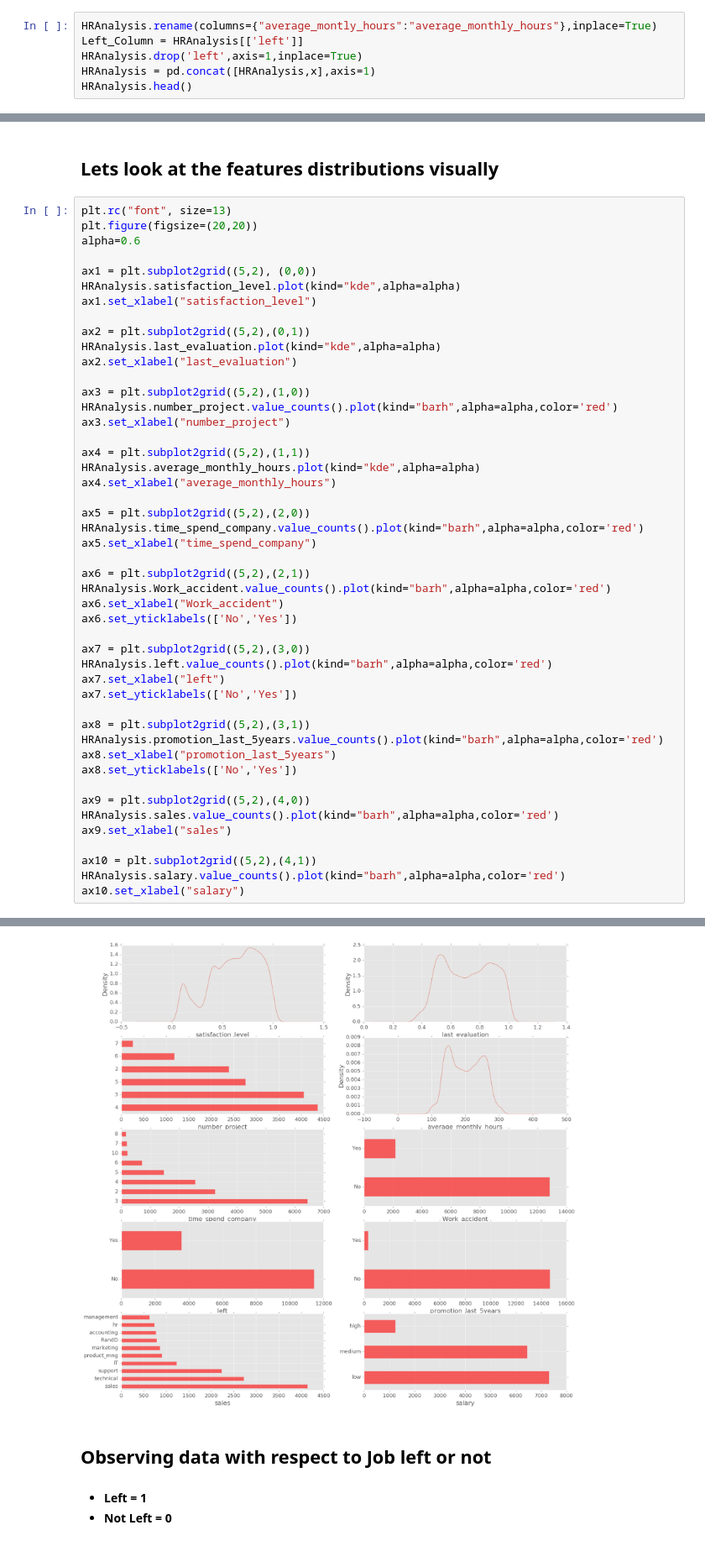
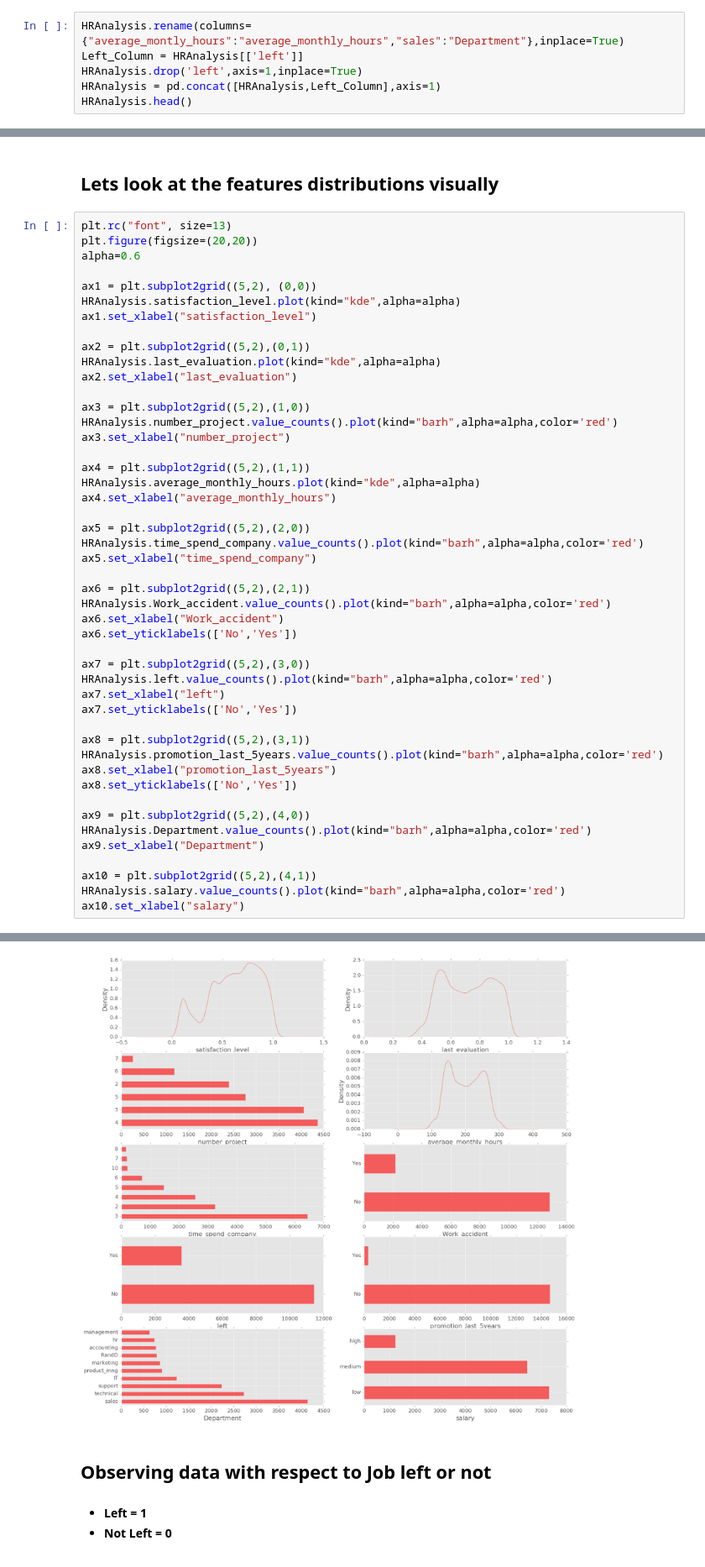
Before and after one commit to AvnishSrivastava/Human-Resource-Analytics, a Jupyter notebook: HR Analysis.ipynb, the cells around one changed output, grey strips where cells are left out. Shown at 84% size. Drawn from its saved outputs; the diff is of its cells as text.

```diff
--- a/HR Analysis.ipynb
+++ b/HR Analysis.ipynb
@@ -45,10 +45,10 @@ sales                    0
 salary                   0
 dtype: int64
 # %%
-HRAnalysis.rename(columns={"average_montly_hours":"average_monthly_hours"},inplace=True)
+HRAnalysis.rename(columns={"average_montly_hours":"average_monthly_hours","sales":"Department"},inplace=True)
 Left_Column = HRAnalysis[['left']]
 HRAnalysis.drop('left',axis=1,inplace=True)
-HRAnalysis = pd.concat([HRAnalysis,x],axis=1)
+HRAnalysis = pd.concat([HRAnalysis,Left_Column],axis=1)
 HRAnalysis.head()
 # %% [output]
 |  | satisfaction_level | last_evaluation | number_project | average_monthly_hours | time_spend_company | ... |
@@ -79,36 +81,36 @@ ax3.set_xlabel("number_project")
 ax4 = plt.subplot2grid((5,2),(1,1))
 HRAnalysis.average_monthly_hours.plot(kind="kde",alpha=alpha)
 ax4.set_xlabel("average_monthly_hours")
 
 ax5 = plt.subplot2grid((5,2),(2,0))
 HRAnalysis.time_spend_company.value_counts().plot(kind="barh",alpha=alpha,color='red')
 ax5.set_xlabel("time_spend_company")
 
 ax6 = plt.subplot2grid((5,2),(2,1))
 HRAnalysis.Work_accident.value_counts().plot(kind="barh",alpha=alpha,color='red')
 ax6.set_xlabel("Work_accident")
 ax6.set_yticklabels(['No','Yes'])
 
 ax7 = plt.subplot2grid((5,2),(3,0))
 HRAnalysis.left.value_counts().plot(kind="barh",alpha=alpha,color='red')
 ax7.set_xlabel("left")
 ax7.set_yticklabels(['No','Yes'])
 
 ax8 = plt.subplot2grid((5,2),(3,1))
 HRAnalysis.promotion_last_5years.value_counts().plot(kind="barh",alpha=alpha,color='red')
 ax8.set_xlabel("promotion_last_5years")
 ax8.set_yticklabels(['No','Yes'])
 
 ax9 = plt.subplot2grid((5,2),(4,0))
-HRAnalysis.sales.value_counts().plot(kind="barh",alpha=alpha,color='red')
-ax9.set_xlabel("sales")
+HRAnalysis.Department.value_counts().plot(kind="barh",alpha=alpha,color='red')
+ax9.set_xlabel("Department")
 
 ax10 = plt.subplot2grid((5,2),(4,1))
 HRAnalysis.salary.value_counts().plot(kind="barh",alpha=alpha,color='red')
 ax10.set_xlabel("salary")
 # %% [output]
 <matplotlib.text.Text at 0x...>
-[figure, old version]
+[figure, new version]
 # %% [markdown]
 ## Observing data with respect to Job left or not
 
```
Also changed, not shown: parts of 47 cells of this notebook.
